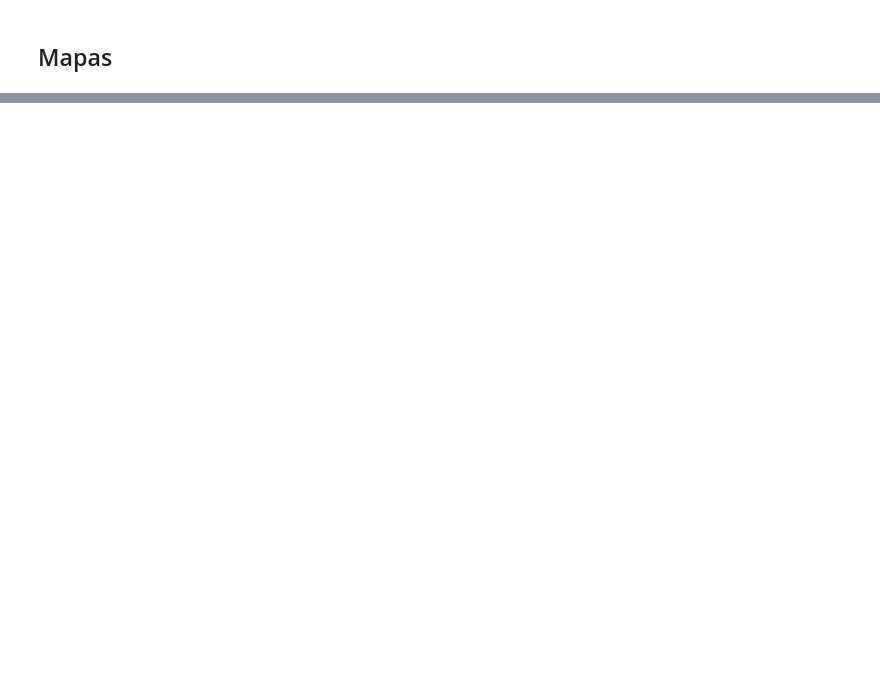
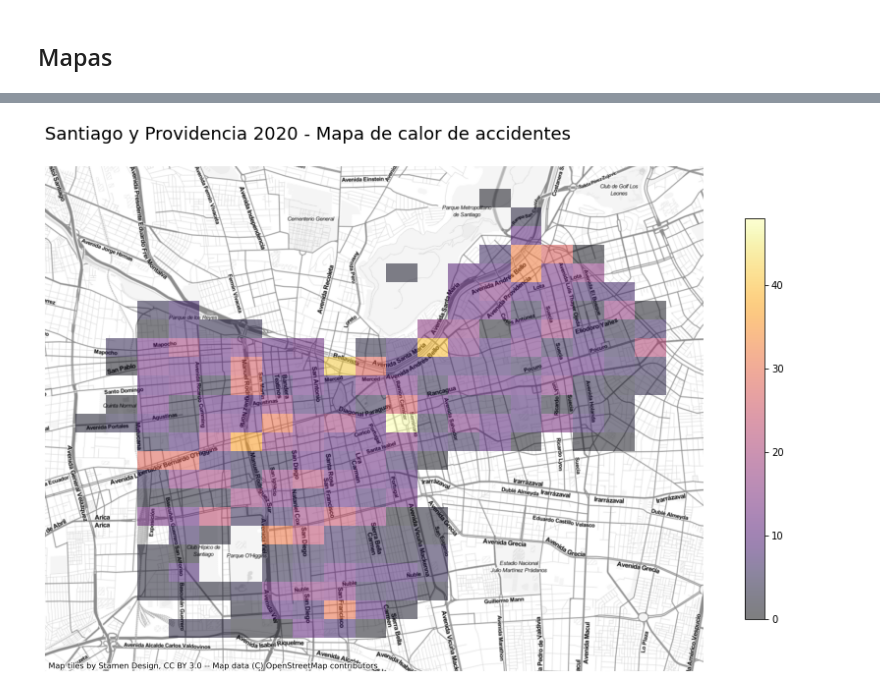
Before and after one commit to matiasfbr/CL_Seguridad_Vial, a Jupyter notebook: Seguridad Vial.ipynb, the cells around one changed output, grey strips where cells are left out. Saved outputs shown, nothing was run; the diff lists cells and outputs as text; code cells hidden in the pictures; blank space fills up the shorter version.

```diff
--- a/Seguridad Vial.ipynb
+++ b/Seguridad Vial.ipynb
@@ -47,4 +47,0 @@ df['fecha_hora'] = pd.to_datetime(df['Fecha'] + ' ' + df['Hora'])
-# %%
-df['dow'] = df['fecha_hora'].dt.dayofweek
-# %%
-df['hour'] = df['fecha_hora'].dt.hour
@@ -178,0 +116,32 @@ plt.savefig('concepcion.jpg')
+# %%
+df_wm = chile[(chile['Comuna'].isin(['Santiago','Providencia']))]
+
+ax = df_wm.plot(figsize=(15, 15), alpha=0, edgecolor='k')
+
+sns.histplot(
+    x = 'Longitude',
+    y = 'Latitude',
+    element = 'poly',
+    fill = True,
+    kde = True,
+    alpha = 0.5,
+    cmap = 'inferno',
+    cbar=True,
+    cbar_kws=dict(shrink=.5),
+    ax = ax,
+    data = df[df['COMUNA'].isin(['SANTIAGO','PROVIDENCIA'])]
+)
+
+cx.add_basemap(ax, source=cx.providers.Stamen.TonerLite)
+
+ax.set_axis_off()
+
+#ax.set_ylim([-3.954E6,-3.944E6])
+#ax.set_xlim([-7.861E6,-7.8475E6])
+
+ax.set_title('Santiago y Providencia 2020 - Mapa de calor de accidentes\n', loc = 'left', fontsize = 18)
+
+
+plt.savefig('Santiago Providencia.jpg')
+# %% [output]
+[figure, added]
```
Also changed, not shown: parts of 22 cells of this notebook, 5 other files.
